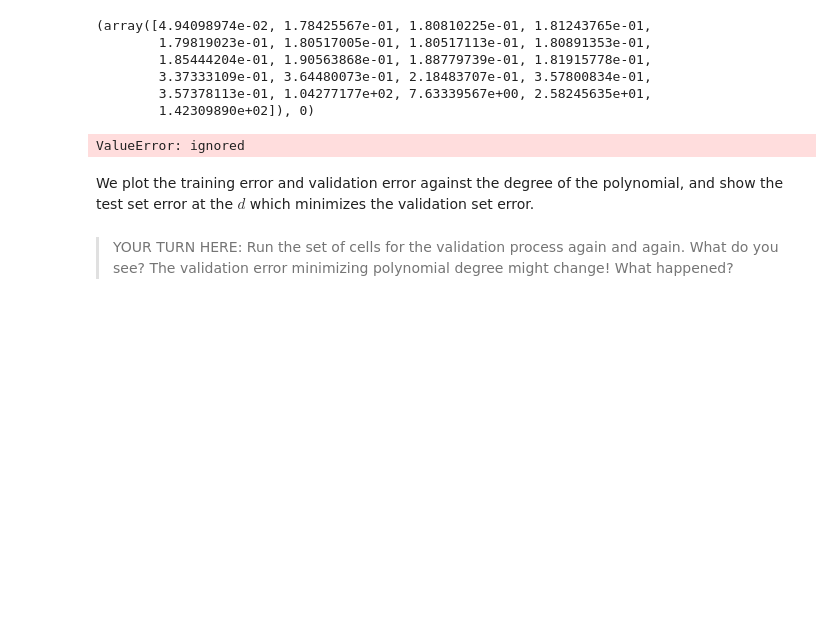
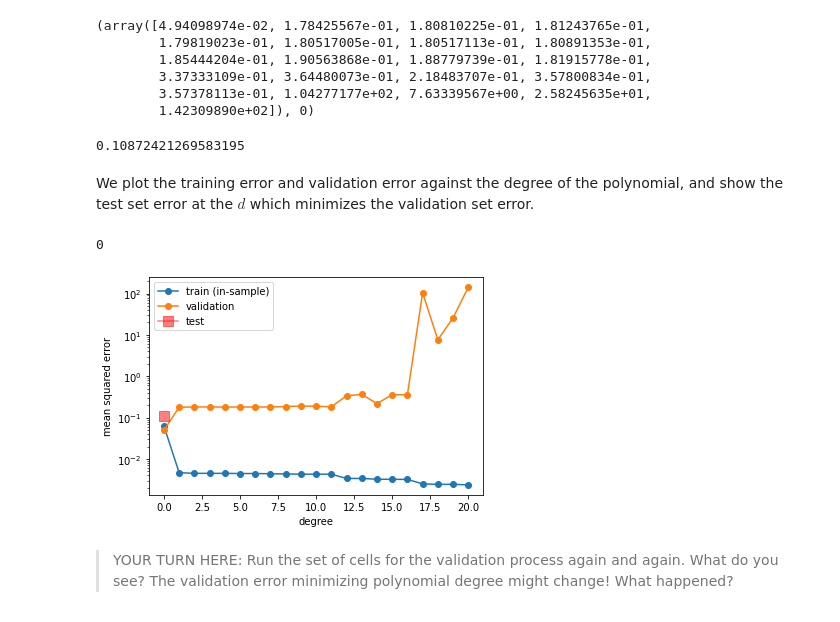
Before and after one commit to AlizaShamsi/LearningAModel, a Jupyter notebook: distribute_complexity_and_validation.ipynb, the cells around one changed output. Drawn from its saved outputs; the diff is of its cells as text; code cells hidden in the pictures; blank space fills up the shorter version.

```diff
--- a/distribute_complexity_and_validation.ipynb
+++ b/distribute_complexity_and_validation.ipynb
@@ -375,22 +375,26 @@ final_xtrain, final_xtest= make_features( xtrain, xtest, degrees)
 final_xtrain_mindeg= final_xtrain[mindeg]
 final_xtest_mindeg= final_xtest[mindeg]
 est.fit(final_xtrain_mindeg, ytrain)
-pred_train=est.predict(final_xtrain)
-pred_test=est.predict(final_xtest)
+pred_train=est.predict(final_xtrain_mindeg)
+pred_test=est.predict(final_xtest_mindeg)
 error_xtrain=mean_squared_error(ytrain,pred_train)
 error_xtest=mean_squared_error(ytest,pred_test)
+error_xtest
 # %% [output]
-ValueError: ignored
+0.10872421269583195
 # %% [markdown]
 We plot the training error and validation error against the degree of the polynomial, and show the test set error at the $d$ which minimizes the validation set error.
 # %%
 plt.plot(degrees, error_train, marker='o', label='train (in-sample)')
 plt.plot(degrees, error_valid, marker='o', label='validation')
-plt.plot([mindeg], [err], marker='s', markersize=10, label='test', alpha=0.5, color='r')
+plt.plot([mindeg], [error_xtest], marker='s', markersize=10, label='test', alpha=0.5, color='r')
 plt.ylabel('mean squared error')
 plt.xlabel('degree')
 plt.legend(loc='upper left')
 plt.yscale("log")
 print(mindeg)
+# %% [output]
+0
+[figure, added]
 # %% [markdown]
 > YOUR TURN HERE: Run the set of cells for the validation process again and again. What do you see? The validation error minimizing polynomial degree might change! What happened?
```
